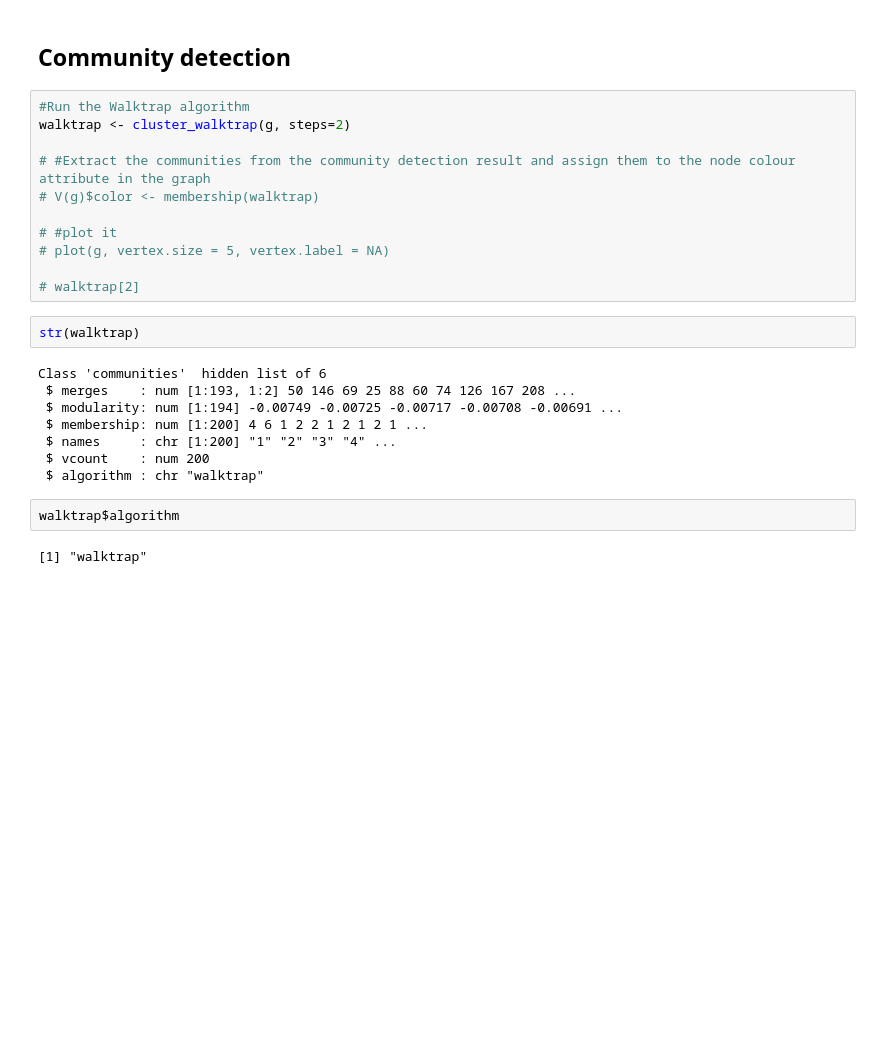
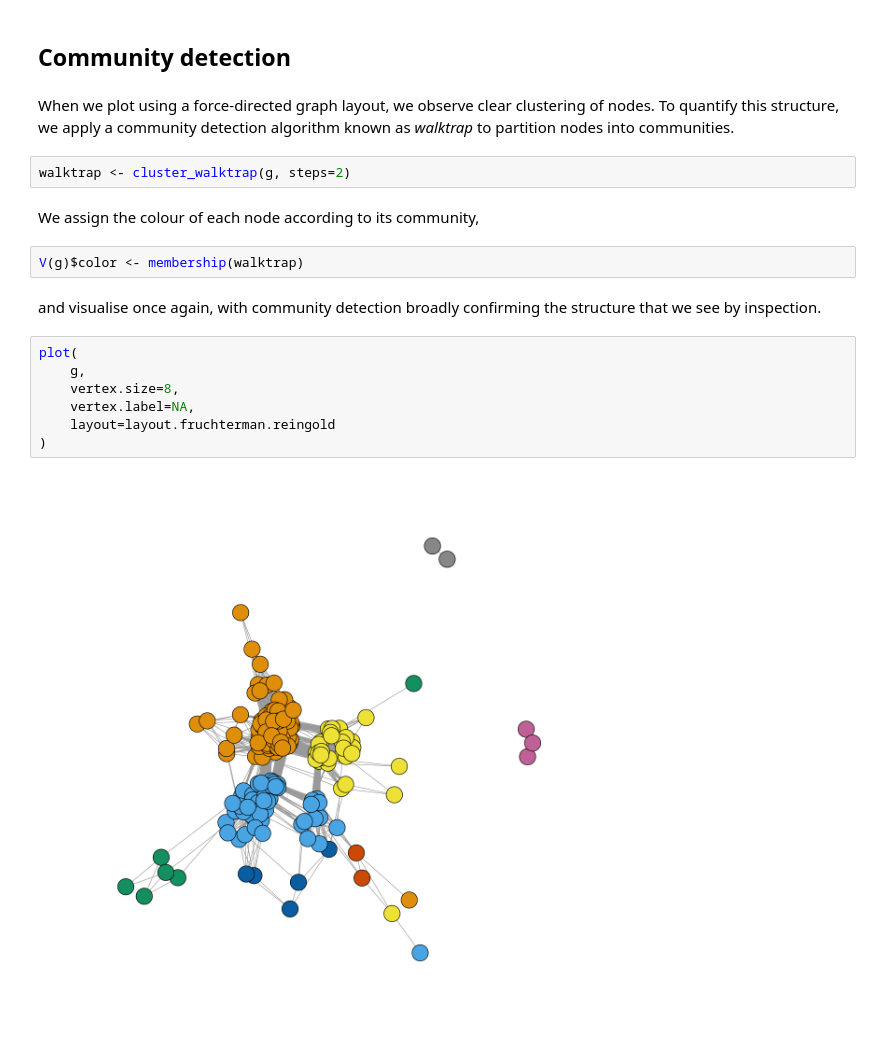
Before and after one commit to surveygraph/surveygraph-tutorials, a Jupyter notebook: surveygraph-demo-gui.ipynb, the cells around one changed output. Drawn from its saved outputs; the diff is of its cells as text; blank space fills up the shorter version.

```diff
--- a/surveygraph-demo-gui.ipynb
+++ b/surveygraph-demo-gui.ipynb
@@ -88,27 +119,21 @@ plot(
 # %% [markdown]
 ## Community detection
+# %% [markdown]
+When we plot using a force-directed graph layout, we observe clear clustering of nodes. To quantify this structure, we apply a community detection algorithm known as _walktrap_ to partition nodes into communities.
 # %%
-#Run the Walktrap algorithm
 walktrap <- cluster_walktrap(g, steps=2)
-
-# #Extract the communities from the community detection result and assign them to the node colour attribute in the graph
-# V(g)$color <- membership(walktrap)
-
-# #plot it
-# plot(g, vertex.size = 5, vertex.label = NA)
-
-# walktrap[2]
-# %%
-str(walktrap)
-# %% [output]
-Class 'communities'  hidden list of 6
- $ merges    : num [1:193, 1:2] 50 146 69 25 88 60 74 126 167 208 ...
- $ modularity: num [1:194] -0.00749 -0.00725 -0.00717 -0.00708 -0.00691 ...
- $ membership: num [1:200] 4 6 1 2 2 1 2 1 2 1 ...
- $ names     : chr [1:200] "1" "2" "3" "4" ...
- $ vcount    : num 200
- $ algorithm : chr "walktrap"
-# %%
-walktrap$algorithm
-# %% [output]
-[1] "walktrap"
+# %% [markdown]
+We assign the colour of each node according to its community,
+# %%
+V(g)$color <- membership(walktrap)
+# %% [markdown]
+and visualise once again, with community detection broadly confirming the structure that we see by inspection.
+# %%
+plot(
+    g,
+    vertex.size=8,
+    vertex.label=NA,
+    layout=layout.fruchterman.reingold
+)
+# %% [output]
+[figure, added]
```
Also changed, not shown: parts of 21 cells of this notebook.
